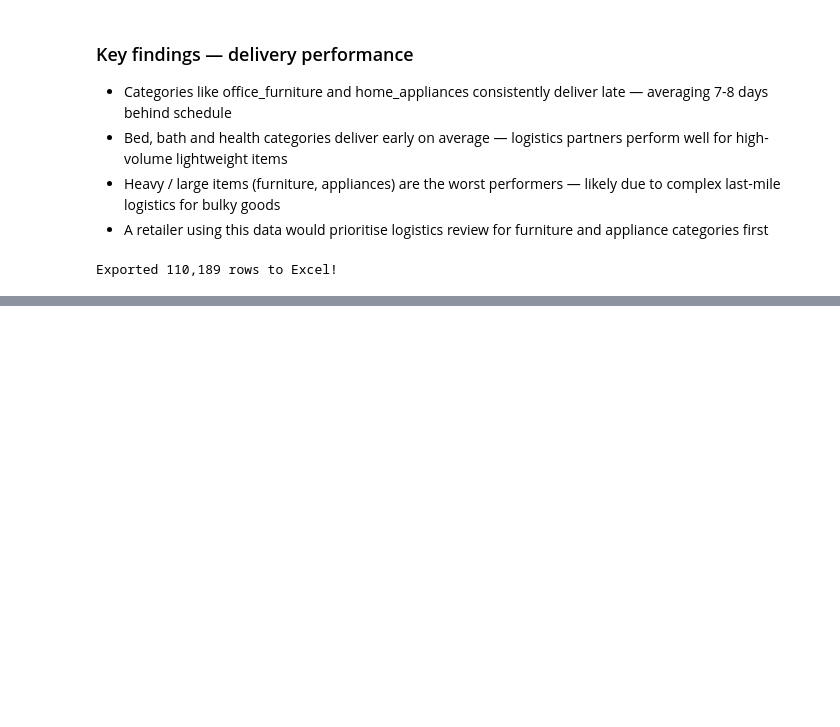
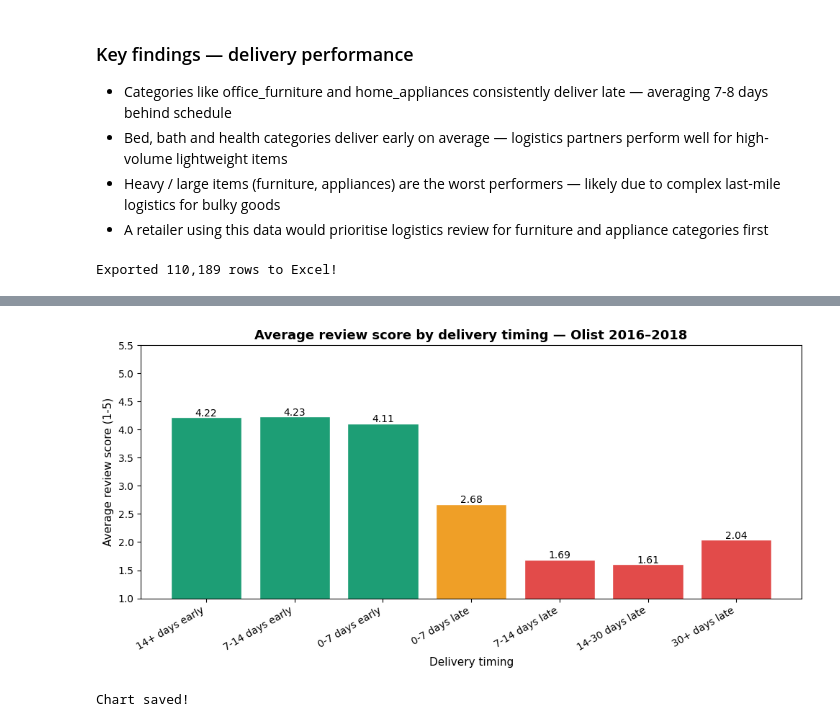
Before and after one commit to ragasree123/olist-ecommerce-analysis, a Jupyter notebook: notebooks/01_olist_week1_analysis.ipynb, the cells around one changed output, grey strips where cells are left out. Saved outputs shown, nothing was run; the diff lists cells and outputs as text; code cells hidden in the pictures; blank space fills up the shorter version.

```diff
--- a/notebooks/01_olist_week1_analysis.ipynb
+++ b/notebooks/01_olist_week1_analysis.ipynb
@@ -660,0 +766,48 @@ Exported 110,189 rows to Excel!
+# %%
+# Create delay buckets
+bins = [-200, -14, -7, 0, 7, 14, 30, 200]
+labels = ['14+ days early', '7-14 days early',
+          '0-7 days early', '0-7 days late',
+          '7-14 days late', '14-30 days late',
+          '30+ days late']
+
+df_corr['delay_bucket'] = pd.cut(
+    df_corr['delivery_delay_days'],
+    bins=bins,
+    labels=labels
+)
+
+bucket_scores = df_corr.groupby('delay_bucket', observed=True)['review_score'].agg(
+    ['mean', 'count']
+).reset_index()
+bucket_scores.columns = ['delay_bucket', 'avg_score', 'order_count']
+
+# Colours — green for early, red for late
+colours = ['#1D9E75', '#1D9E75', '#1D9E75',
+           '#EF9F27', '#E24B4A', '#E24B4A', '#E24B4A']
+
+fig, ax = plt.subplots(figsize=(10, 5))
+bars = ax.bar(bucket_scores['delay_bucket'],
+              bucket_scores['avg_score'],
+              color=colours, edgecolor='white')
+
+# Add score labels on bars
+for bar, score in zip(bars, bucket_scores['avg_score']):
+    ax.text(bar.get_x() + bar.get_width()/2,
+            bar.get_height() + 0.02,
+            f'{score:.2f}', ha='center', fontsize=10)
+
+ax.set_ylim(1, 5.5)
+ax.set_xlabel('Delivery timing', fontsize=11)
+ax.set_ylabel('Average review score (1-5)', fontsize=11)
+ax.set_title('Average review score by delivery timing — Olist 2016–2018',
+             fontsize=13, fontweight='bold')
+plt.xticks(rotation=30, ha='right')
+plt.tight_layout()
+plt.savefig(r'E:\NILE TECH\DataAnalyst90Days\Phase1_Olist\images\review_by_delay_bucket.png',
+            dpi=150, bbox_inches='tight')
+plt.show()
+print("Chart saved!")
+# %% [output]
+[figure, added]
+Chart saved!
```
Also changed, not shown: parts of 5 cells of this notebook.
